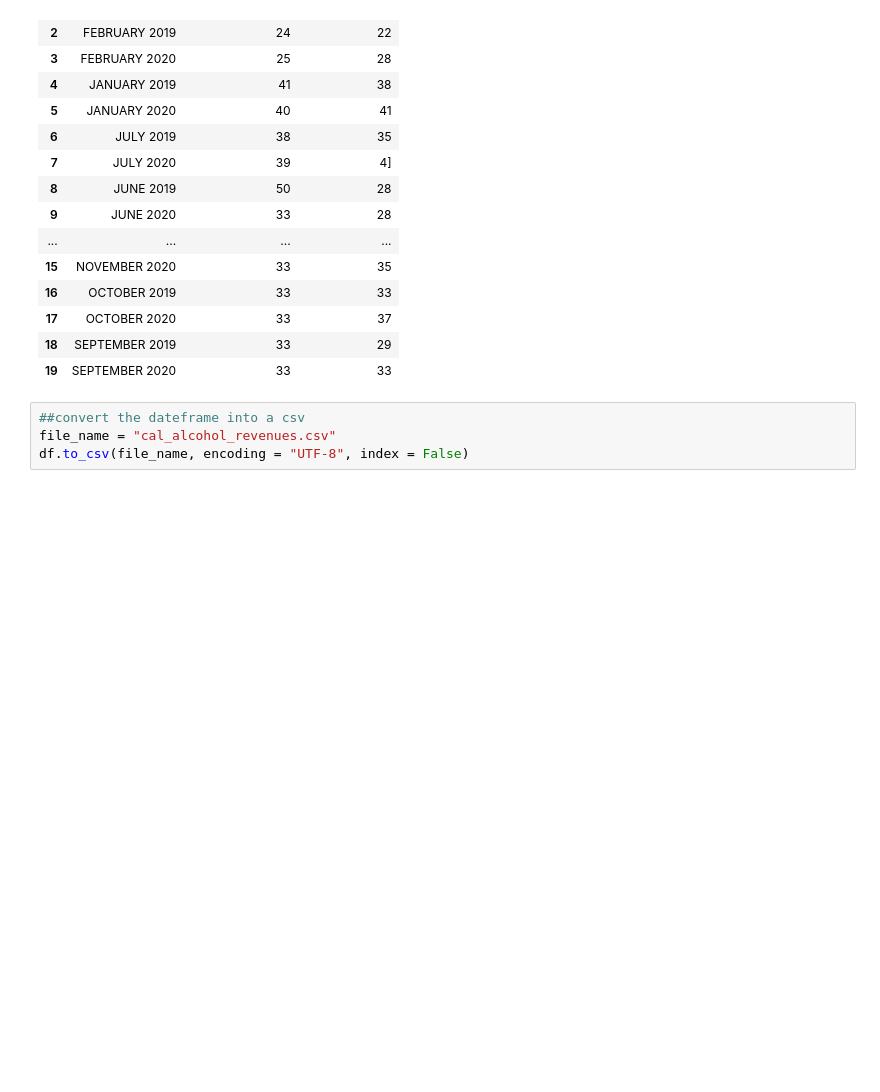
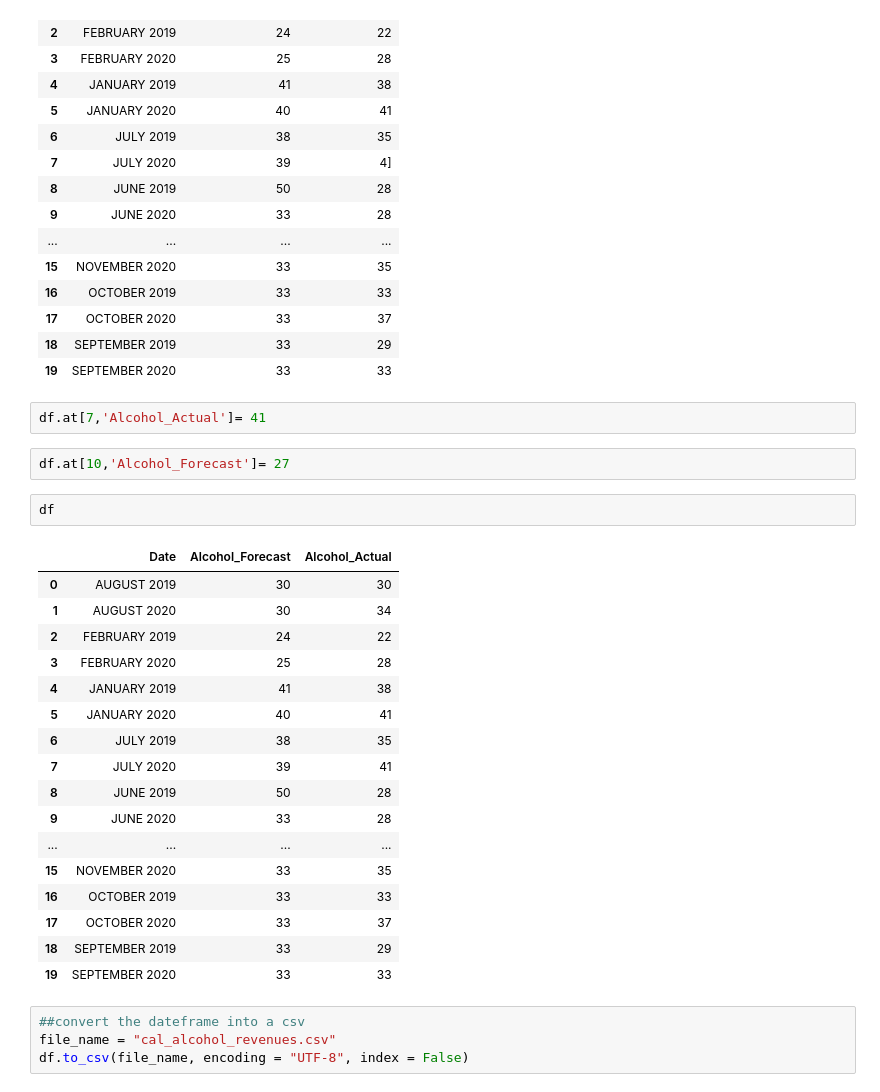
Before and after one commit to AngelAdegbesan/practical_python, a Jupyter notebook: Foundation Text Scrape.ipynb, the cells around one changed output. Drawn from its saved outputs; the diff is of its cells as text; blank space fills up the shorter version.

```diff
--- a/Foundation Text Scrape.ipynb
+++ b/Foundation Text Scrape.ipynb
@@ -501,6 +501,30 @@ df
 | 17 | OCTOBER 2020 | 33 | 37 |
 | 18 | SEPTEMBER 2019 | 33 | 29 |
 | 19 | SEPTEMBER 2020 | 33 | 33 |
+# %%
+df.at[7,'Alcohol_Actual']= 41
+# %%
+df.at[10,'Alcohol_Forecast']= 27
+# %%
+df
+# %% [output]
+|  | Date | Alcohol_Forecast | Alcohol_Actual |
+| 0 | AUGUST 2019 | 30 | 30 |
+| 1 | AUGUST 2020 | 30 | 34 |
+| 2 | FEBRUARY 2019 | 24 | 22 |
+| 3 | FEBRUARY 2020 | 25 | 28 |
+| 4 | JANUARY 2019 | 41 | 38 |
+| 5 | JANUARY 2020 | 40 | 41 |
+| 6 | JULY 2019 | 38 | 35 |
+| 7 | JULY 2020 | 39 | 41 |
+| 8 | JUNE 2019 | 50 | 28 |
+| 9 | JUNE 2020 | 33 | 28 |
+| ... | ... | ... | ... |
+| 15 | NOVEMBER 2020 | 33 | 35 |
+| 16 | OCTOBER 2019 | 33 | 33 |
+| 17 | OCTOBER 2020 | 33 | 37 |
+| 18 | SEPTEMBER 2019 | 33 | 29 |
+| 19 | SEPTEMBER 2020 | 33 | 33 |
 # %%
 ##convert the dateframe into a csv
 file_name = "cal_alcohol_revenues.csv"
```
